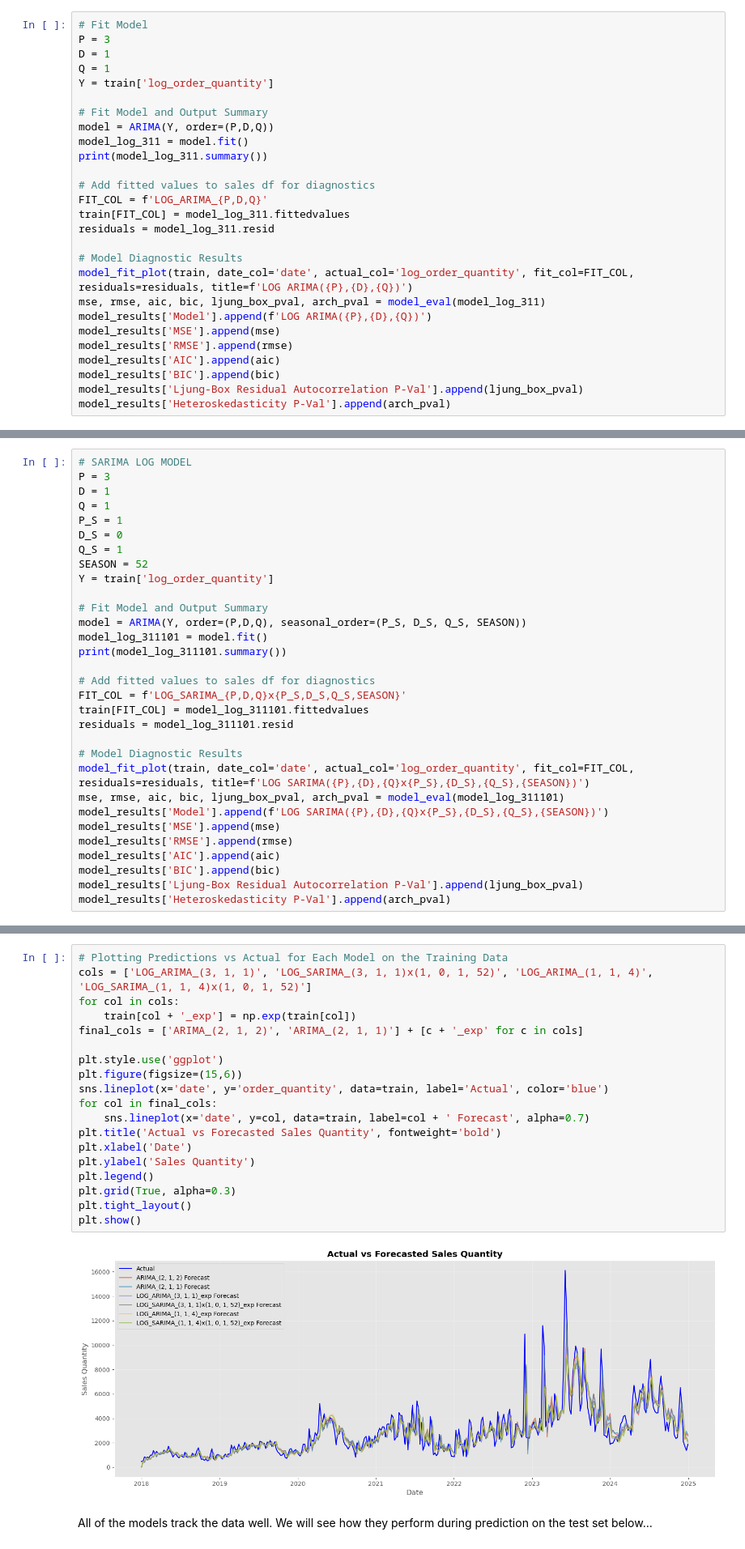
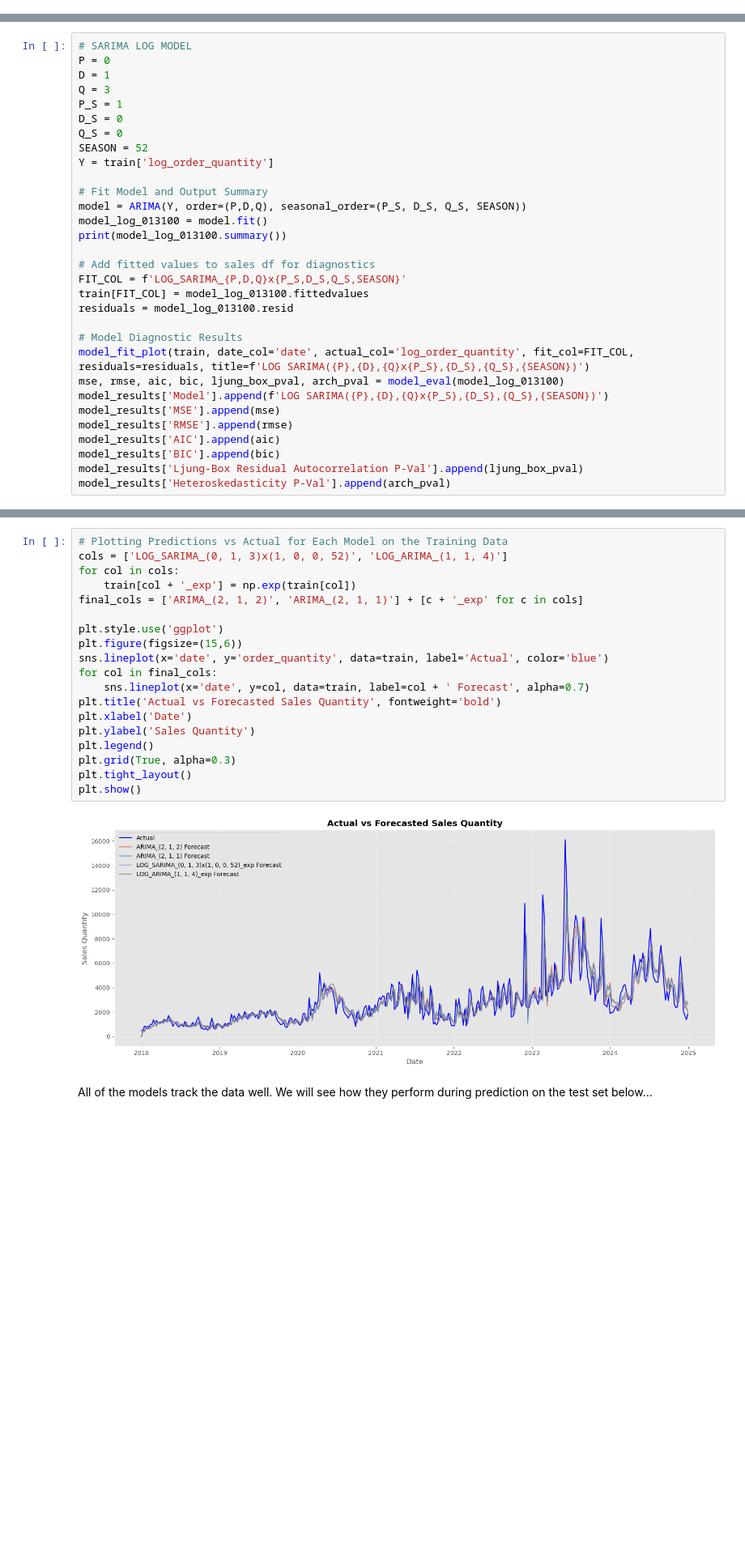
Before and after one commit to andersone17/time_series_hw_2, a Jupyter notebook: time_series_hw_2.ipynb, the cells around one changed output, grey strips where cells are left out. Shown at 81% size. Saved outputs shown, nothing was run; the diff lists cells and outputs as text; blank space fills up the shorter version.

```diff
--- a/time_series_hw_2.ipynb
+++ b/time_series_hw_2.ipynb
@@ -537,30 +575,3 @@ Covariance Type:                  opg
 Warnings:
 [1] Covariance matrix calculated using the outer product of gradients (complex-step).
 [figure]
-# %%
-# Fit Model
-P = 3
-D = 1
-Q = 1
-Y = train['log_order_quantity']
-
-# Fit Model and Output Summary
-model = ARIMA(Y, order=(P,D,Q))
-model_log_311 = model.fit()
-print(model_log_311.summary())
-
-# Add fitted values to sales df for diagnostics
-FIT_COL = f'LOG_ARIMA_{P,D,Q}'
-train[FIT_COL] = model_log_311.fittedvalues
-residuals = model_log_311.resid
-
-# Model Diagnostic Results
-model_fit_plot(train, date_col='date', actual_col='log_order_quantity', fit_col=FIT_COL, residuals=residuals, title=f'LOG ARIMA({P},{D},{Q})')
-mse, rmse, aic, bic, ljung_box_pval, arch_pval = model_eval(model_log_311)
-model_results['Model'].append(f'LOG ARIMA({P},{D},{Q})')
-model_results['MSE'].append(mse)
-model_results['RMSE'].append(rmse)
-model_results['AIC'].append(aic)
-model_results['BIC'].append(bic)
-model_results['Ljung-Box Residual Autocorrelation P-Val'].append(ljung_box_pval)
-model_results['Heteroskedasticity P-Val'].append(arch_pval)
@@ -640,27 +582,27 @@ Warnings:
 # %%
 # SARIMA LOG MODEL
-P = 3
+P = 0
 D = 1
-Q = 1
+Q = 3
 P_S = 1
 D_S = 0
-Q_S = 1
+Q_S = 0
 SEASON = 52
 Y = train['log_order_quantity']
 
 # Fit Model and Output Summary
 model = ARIMA(Y, order=(P,D,Q), seasonal_order=(P_S, D_S, Q_S, SEASON))
-model_log_311101 = model.fit()
-print(model_log_311101.summary())
+model_log_013100 = model.fit()
+print(model_log_013100.summary())
 
 # Add fitted values to sales df for diagnostics
 FIT_COL = f'LOG_SARIMA_{P,D,Q}x{P_S,D_S,Q_S,SEASON}'
-train[FIT_COL] = model_log_311101.fittedvalues
-residuals = model_log_311101.resid
+train[FIT_COL] = model_log_013100.fittedvalues
+residuals = model_log_013100.resid
 
 # Model Diagnostic Results
 model_fit_plot(train, date_col='date', actual_col='log_order_quantity', fit_col=FIT_COL, residuals=residuals, title=f'LOG SARIMA({P},{D},{Q}x{P_S},{D_S},{Q_S},{SEASON})')
-mse, rmse, aic, bic, ljung_box_pval, arch_pval = model_eval(model_log_311101)
+mse, rmse, aic, bic, ljung_box_pval, arch_pval = model_eval(model_log_013100)
 model_results['Model'].append(f'LOG SARIMA({P},{D},{Q}x{P_S},{D_S},{Q_S},{SEASON})')
 model_results['MSE'].append(mse)
 model_results['RMSE'].append(rmse)
@@ -707,25 +647,25 @@ Otherwise, the SARIMA model appears to have the best fit in terms of AIC, MSE, a
 I will transform the predictions back to the orginal scale and plot them against the actuals to see how each tracks the data.
 # %%
 # Plotting Predictions vs Actual for Each Model on the Training Data
-cols = ['LOG_ARIMA_(3, 1, 1)', 'LOG_SARIMA_(3, 1, 1)x(1, 0, 1, 52)', 'LOG_ARIMA_(1, 1, 4)', 'LOG_SARIMA_(1, 1, 4)x(1, 0, 1, 52)']
+cols = ['LOG_SARIMA_(0, 1, 3)x(1, 0, 0, 52)', 'LOG_ARIMA_(1, 1, 4)']
 for col in cols:
     train[col + '_exp'] = np.exp(train[col])
 final_cols = ['ARIMA_(2, 1, 2)', 'ARIMA_(2, 1, 1)'] + [c + '_exp' for c in cols]
 
 plt.style.use('ggplot')
 plt.figure(figsize=(15,6))
 sns.lineplot(x='date', y='order_quantity', data=train, label='Actual', color='blue')
 for col in final_cols:
     sns.lineplot(x='date', y=col, data=train, label=col + ' Forecast', alpha=0.7)
 plt.title('Actual vs Forecasted Sales Quantity', fontweight='bold')
 plt.xlabel('Date')
 plt.ylabel('Sales Quantity')
 plt.legend()
 plt.grid(True, alpha=0.3)
 plt.tight_layout()
 plt.show()
 # %% [output]
-[figure, old version]
+[figure, new version]
 # %% [markdown]
 All of the models track the data well. We will see how they perform during prediction on the test set below...
 # %% [markdown]
```
Also changed, not shown: parts of 21 cells of this notebook.
